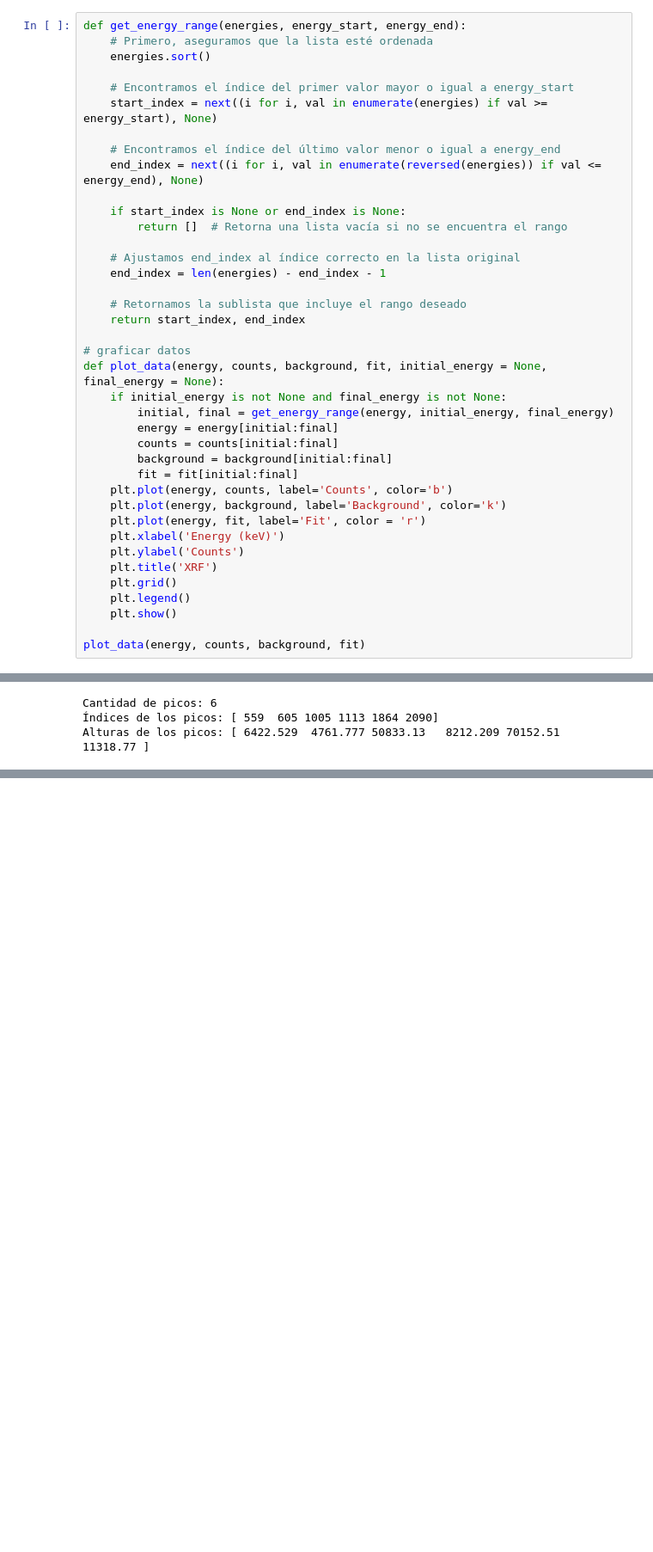
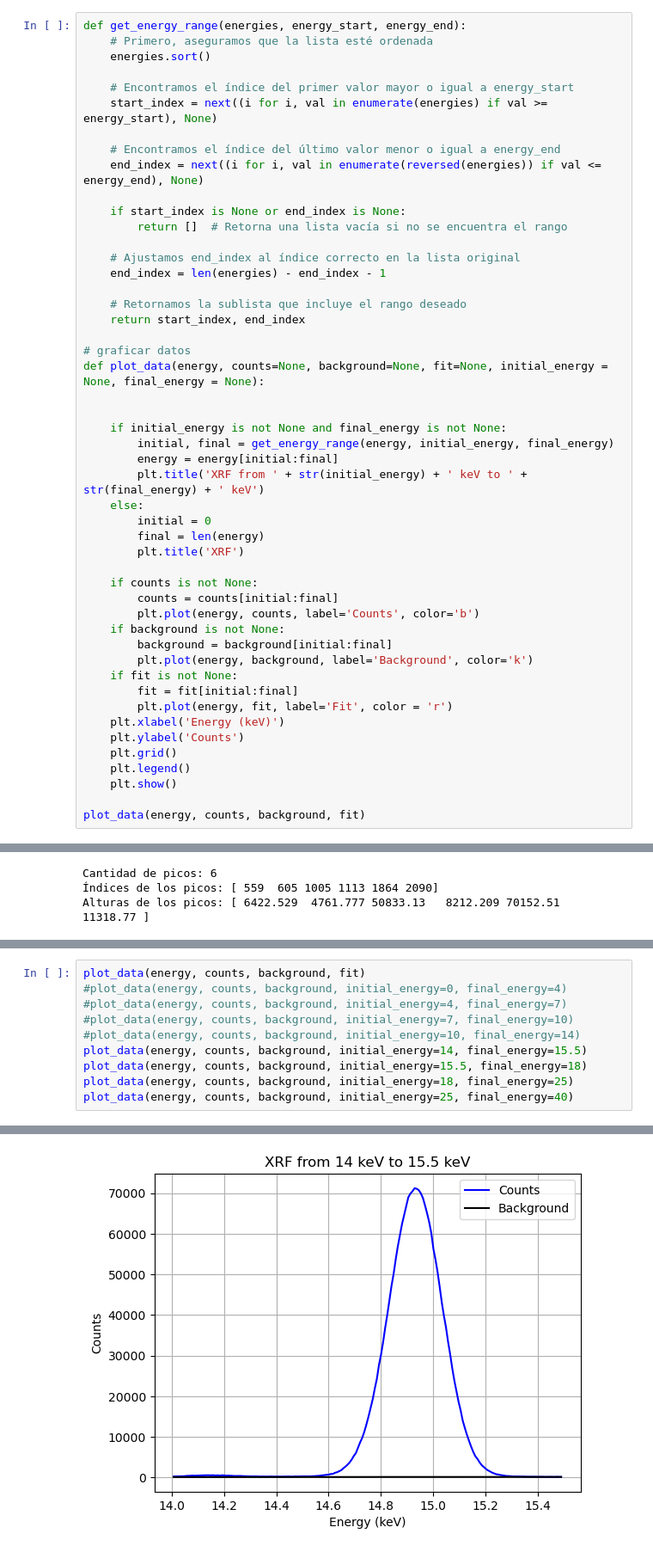
Before and after one commit to eduardoh27/Core-Level-Spectroscopy, a Jupyter notebook: Taller 3/read_data.ipynb, the cells around one changed output, grey strips where cells are left out. Shown at 86% size. Saved outputs shown, nothing was run; the diff lists cells and outputs as text; blank space fills up the shorter version.

```diff
--- a/Taller 3/read_data.ipynb
+++ b/Taller 3/read_data.ipynb
@@ -71,19 +71,29 @@ def get_energy_range(energies, energy_start, energy_end):
     return start_index, end_index
 
 # graficar datos
-def plot_data(energy, counts, background, fit, initial_energy = None, final_energy = None):
+def plot_data(energy, counts=None, background=None, fit=None, initial_energy = None, final_energy = None):
+
+
     if initial_energy is not None and final_energy is not None:
         initial, final = get_energy_range(energy, initial_energy, final_energy)
         energy = energy[initial:final]
+        plt.title('XRF from ' + str(initial_energy) + ' keV to ' + str(final_energy) + ' keV')
+    else:
+        initial = 0
+        final = len(energy)
+        plt.title('XRF')
+
+    if counts is not None:
         counts = counts[initial:final]
+        plt.plot(energy, counts, label='Counts', color='b')
+    if background is not None:
         background = background[initial:final]
+        plt.plot(energy, background, label='Background', color='k')
+    if fit is not None:
         fit = fit[initial:final]
-    plt.plot(energy, counts, label='Counts', color='b')
-    plt.plot(energy, background, label='Background', color='k')
-    plt.plot(energy, fit, label='Fit', color = 'r')
+        plt.plot(energy, fit, label='Fit', color = 'r')
     plt.xlabel('Energy (keV)')
     plt.ylabel('Counts')
-    plt.title('XRF')
     plt.grid()
     plt.legend()
     plt.show()
@@ -125,0 +130,11 @@ plot_data(energy, counts, background, fit, 0, 4)
+# %%
+plot_data(energy, counts, background, fit)
+#plot_data(energy, counts, background, initial_energy=0, final_energy=4)
+#plot_data(energy, counts, background, initial_energy=4, final_energy=7)
+#plot_data(energy, counts, background, initial_energy=7, final_energy=10)
+#plot_data(energy, counts, background, initial_energy=10, final_energy=14)
+plot_data(energy, counts, background, initial_energy=14, final_energy=15.5)
+plot_data(energy, counts, background, initial_energy=15.5, final_energy=18)
+plot_data(energy, counts, background, initial_energy=18, final_energy=25)
+plot_data(energy, counts, background, initial_energy=25, final_energy=40)
+# %% [output]
@@ -125,0 +142 @@ plot_data(energy, counts, background, fit, 0, 4)
+[figure, added]
```
Also changed, not shown: parts of 2 cells of this notebook.
